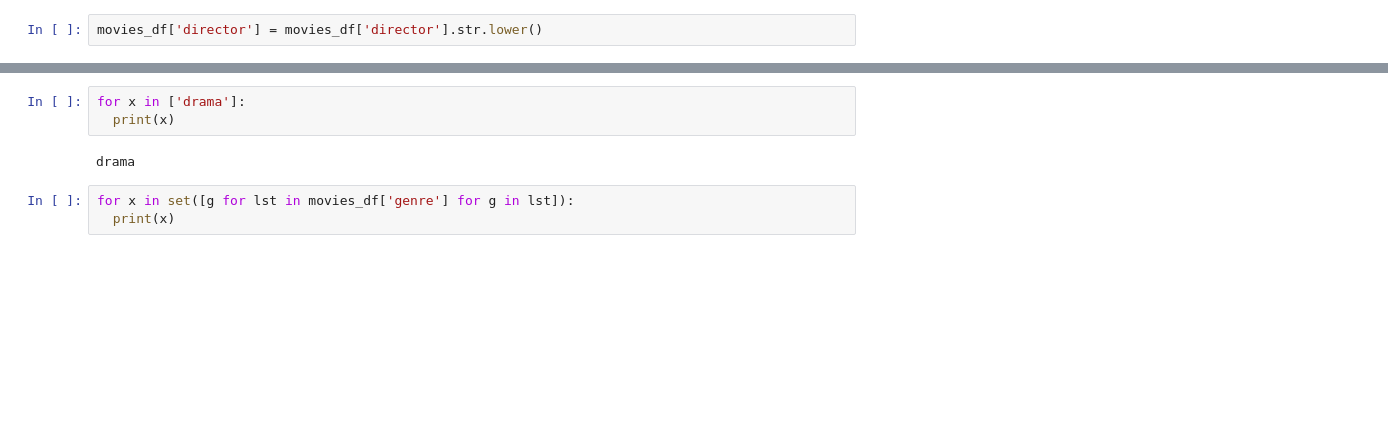
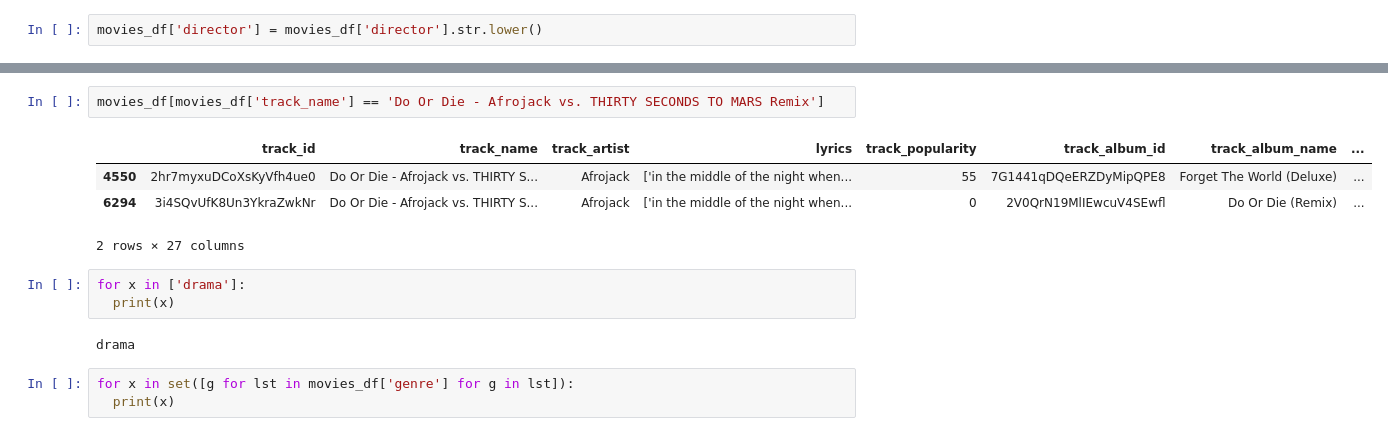
Before and after one commit to LinJing-Liu/CinemaSonic, a Jupyter notebook: backend/test.ipynb, the cells around one changed output, grey strips where cells are left out. Cells and saved outputs as stored; diff of their text form; blank space fills up the shorter version.

```diff
--- a/backend/test.ipynb
+++ b/backend/test.ipynb
@@ -24,3 +216,10 @@ movies_df
+# %%
+movies_df[movies_df['track_name'] == 'Do Or Die - Afrojack vs. THIRTY SECONDS TO MARS Remix']
+# %% [output]
+|  | track_id | track_name | track_artist | lyrics | track_popularity | track_album_id | track_album_name | ... |
+| 4550 | 2hr7myxuDCoXsKyVfh4ue0 | Do Or Die - Afrojack vs. THIRTY S... | Afrojack | ['in the middle of the night when... | 55 | 7G1441qDQeERZDyMipQPE8 | Forget The World (Deluxe) | ... |
+| 6294 | 3i4SQvUfK8Un3YkraZwkNr | Do Or Die - Afrojack vs. THIRTY S... | Afrojack | ['in the middle of the night when... | 0 | 2V0QrN19MlIEwcuV4SEwfl | Do Or Die (Remix) | ... |
+2 rows × 27 columns
 # %%
 for x in ['drama']:
   print(x)
```
Also changed, not shown: parts of 26 cells of this notebook, 6 other files.
